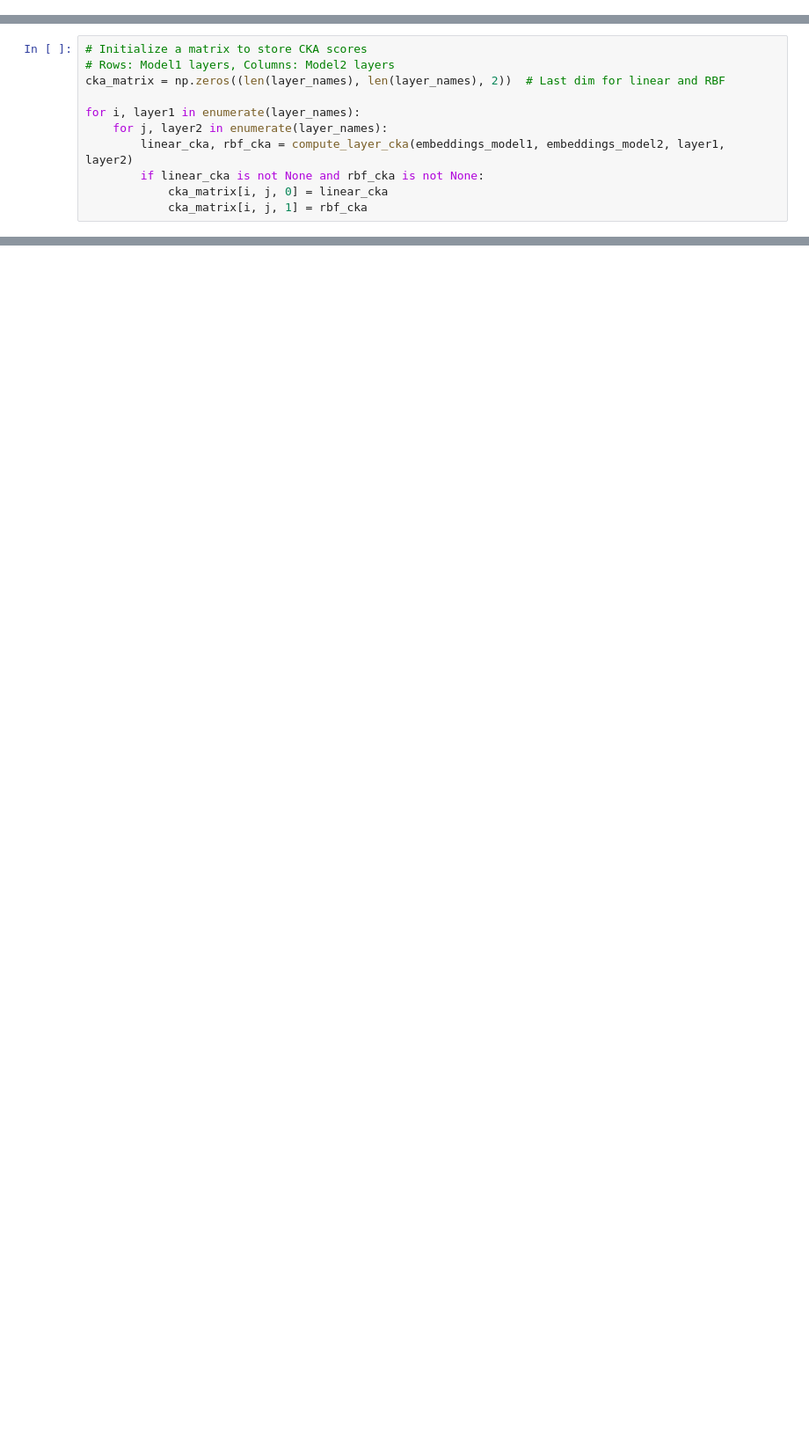
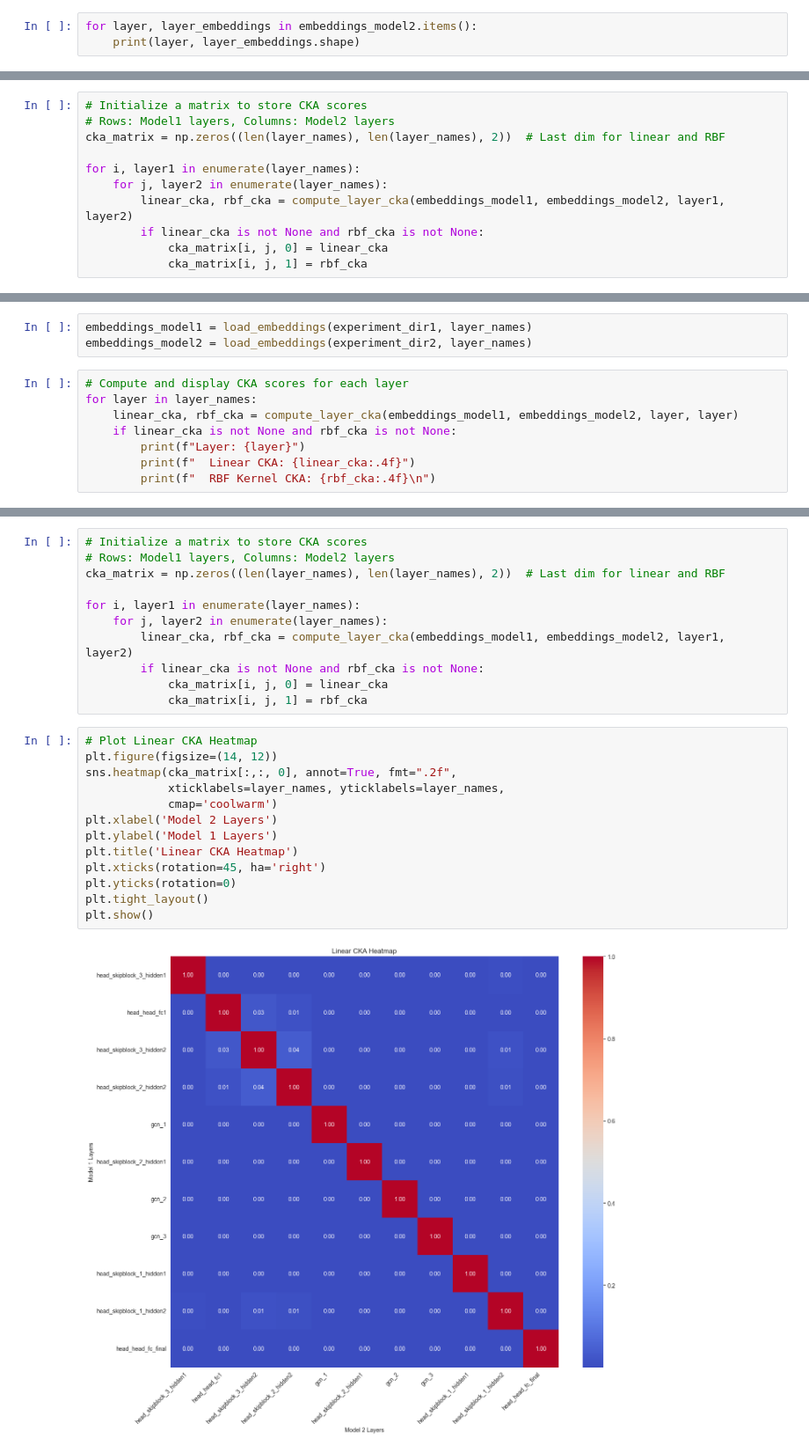
Before and after one commit to Jozefov/PhantoMS, a Jupyter notebook: notebooks/analysis/CKA_Retrieval.ipynb, the cells around one changed output, grey strips where cells are left out. Shown at 88% size. Saved outputs shown, nothing was run; the diff lists cells and outputs as text; blank space fills up the shorter version.

```diff
--- a/notebooks/analysis/CKA_Retrieval.ipynb
+++ b/notebooks/analysis/CKA_Retrieval.ipynb
@@ -212,0 +232,3 @@ Layer: head_head_fc_final
+# %%
+for layer, layer_embeddings in embeddings_model2.items():
+    print(layer, layer_embeddings.shape)
@@ -267,0 +341,11 @@ UMAP embedding shape: (187, 2)
+# %%
+embeddings_model1 = load_embeddings(experiment_dir1, layer_names)
+embeddings_model2 = load_embeddings(experiment_dir2, layer_names)
+# %%
+# Compute and display CKA scores for each layer
+for layer in layer_names:
+    linear_cka, rbf_cka = compute_layer_cka(embeddings_model1, embeddings_model2, layer, layer)
+    if linear_cka is not None and rbf_cka is not None:
+        print(f"Layer: {layer}")
+        print(f"  Linear CKA: {linear_cka:.4f}")
+        print(f"  RBF Kernel CKA: {rbf_cka:.4f}\n")
@@ -267,0 +385,26 @@ UMAP embedding shape: (187, 2)
+# %%
+# Initialize a matrix to store CKA scores
+# Rows: Model1 layers, Columns: Model2 layers
+cka_matrix = np.zeros((len(layer_names), len(layer_names), 2))  # Last dim for linear and RBF
+
+for i, layer1 in enumerate(layer_names):
+    for j, layer2 in enumerate(layer_names):
+        linear_cka, rbf_cka = compute_layer_cka(embeddings_model1, embeddings_model2, layer1, layer2)
+        if linear_cka is not None and rbf_cka is not None:
+            cka_matrix[i, j, 0] = linear_cka
+            cka_matrix[i, j, 1] = rbf_cka
+# %%
+# Plot Linear CKA Heatmap
+plt.figure(figsize=(14, 12))
+sns.heatmap(cka_matrix[:,:, 0], annot=True, fmt=".2f",
+            xticklabels=layer_names, yticklabels=layer_names,
+            cmap='coolwarm')
+plt.xlabel('Model 2 Layers')
+plt.ylabel('Model 1 Layers')
+plt.title('Linear CKA Heatmap')
+plt.xticks(rotation=45, ha='right')
+plt.yticks(rotation=0)
+plt.tight_layout()
+plt.show()
+# %% [output]
+[figure, added]
```
Also changed, not shown: parts of 14 cells of this notebook.
